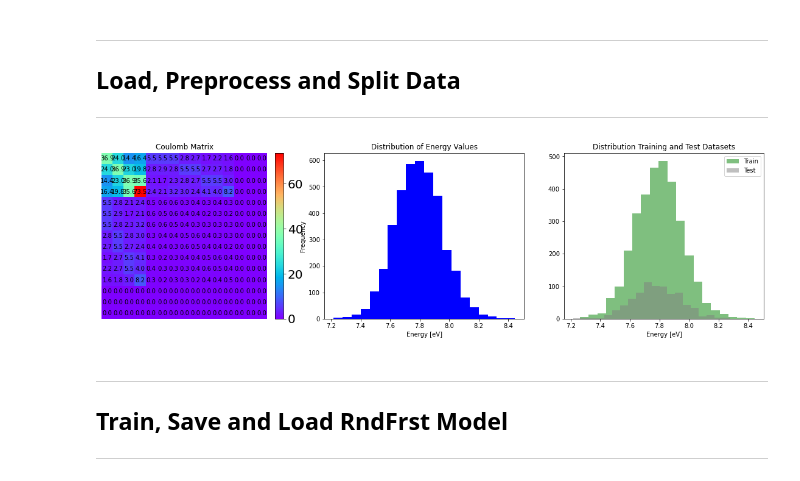
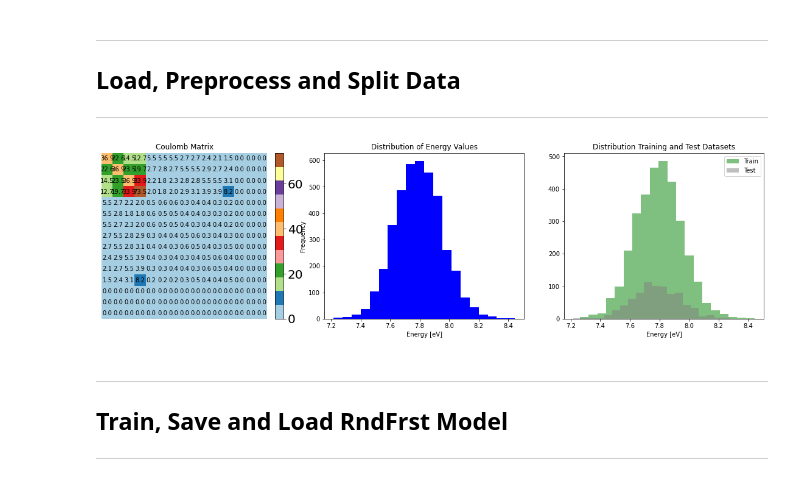
Before and after one commit to Ajaykhanna/Machine_Learning_with_Chemistry, a Jupyter notebook: VEEs_with_RandomForest/rnd_forest_vee.ipynb, the cells around one changed output. Saved outputs shown, nothing was run; the diff lists cells and outputs as text; code cells hidden in the pictures.

```diff
--- a/VEEs_with_RandomForest/rnd_forest_vee.ipynb
+++ b/VEEs_with_RandomForest/rnd_forest_vee.ipynb
@@ -61,44 +63,48 @@ ___
 X, y = load_data('cleaned_reimaged_heat.xyz', 's1_excitation_energy.dat')
 
 # Visualize the Coulomb matrix of a random configuration
-shape = (15, 15)
+# Total Atoms in Propanol, Because it is the same molecule for all configurations,
+# you can use 12 atoms however the Coulomb Matrix is supposed to be symmeteric
+# for any number of atoms in a molecules, for example H2O and CH4 should have the same dimensions of Coulomb Matrix
+n_atoms = 15
+shape = (n_atoms, n_atoms)
 rand_mol = np.random.randint(0, len(X))
 mat = X[rand_mol].reshape(shape).round(1)
 
 # Split the data
 X_train, X_test, y_train, y_test = train_test_split(X, y, test_size=0.2, random_state=42)
 
 # Plot Random Coulomb Matrix and
 # Histogram of VEEs
 fig, axs = plt.subplots(1, 3, figsize = (20,5))
 axs = axs.ravel()
 
 axs[0].set_title('Coulomb Matrix')
-axs[0].imshow(mat, origin="upper", cmap='rainbow', vmin=X[rand_mol].min(), vmax=X[rand_mol].max(), interpolation='nearest')
+axs[0].imshow(mat, origin="upper", cmap='Paired', vmin=X[rand_mol].min(), vmax=X[rand_mol].max(), interpolation='nearest')
 colorbar = axs[0].figure.colorbar(axs[0].images[0], ax=axs[0], fraction=0.046, pad=0.04)
 colorbar.ax.tick_params(labelsize=20)
 axs[0].axis('off')
-for i in range(15):
-    for j in range(15):
+for i in range(n_atoms):
+    for j in range(n_atoms):
         c = mat[j, i]
         axs[0].text(i, j, str(f'{c}'), va="center", ha="center")
 
 axs[1].set_title('Energy')
 axs[1].hist(y, bins=20, color='blue')
 axs[1].set_xlabel('Energy [eV]')
 axs[1].set_ylabel('Frequency')
 axs[1].set_title('Distribution of Energy Values')
 
 # Visualize Training and Test Sets
 # To See How Closely Their Distribution Matches
 axs[2].hist(y_train, bins=20, color='green', alpha=0.5, label='Train')
 axs[2].hist(y_test, bins=20, color='grey', alpha=0.5, label='Test')
 axs[2].set_xlabel('Energy [eV]')
 axs[2].set_title('Distribution Training and Test Datasets')
 axs[2].legend()
 plt.show()
 # %% [output]
-[figure, old version]
+[figure, new version]
 # %% [markdown]
 ____
 ## Train, Save and Load RndFrst Model
```
Also changed, not shown: parts of 6 cells of this notebook.
